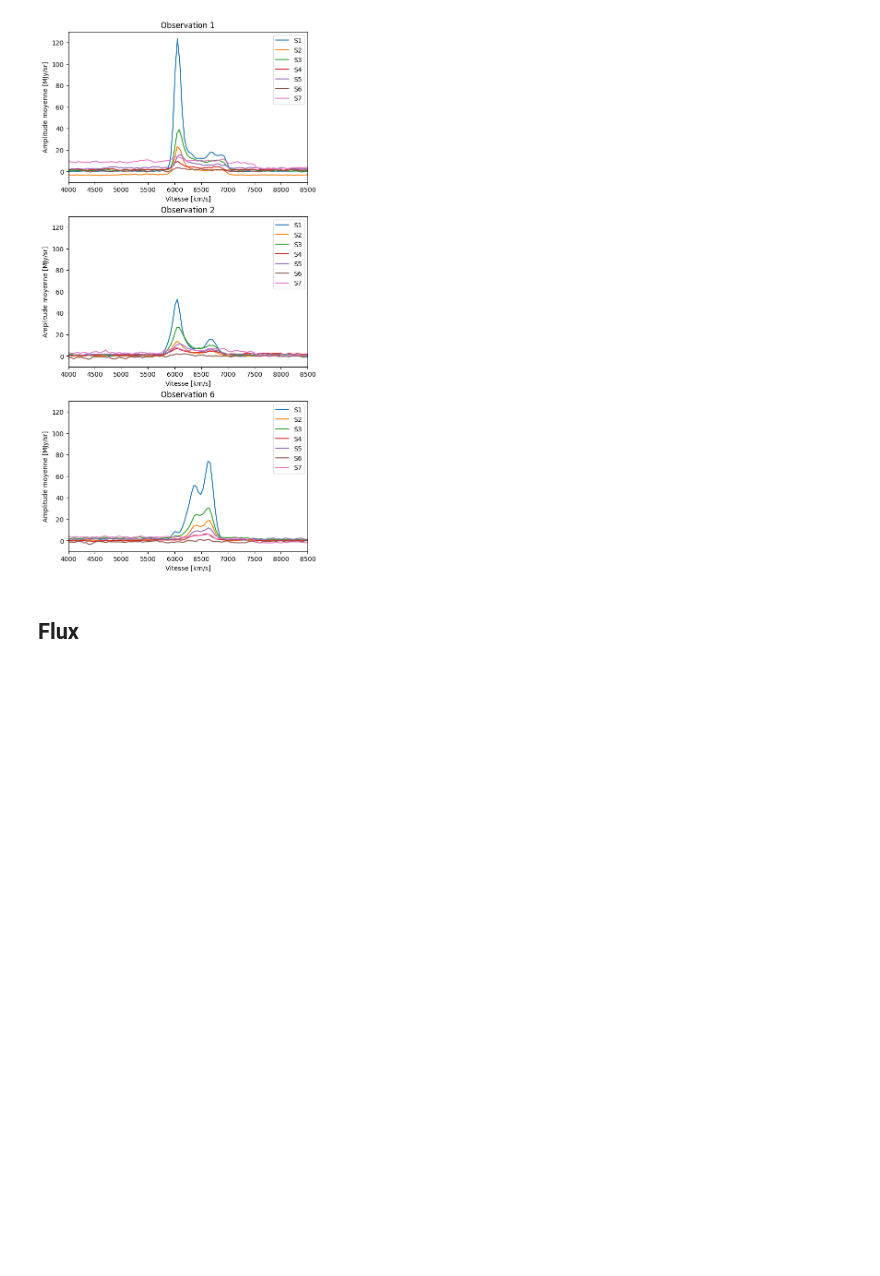
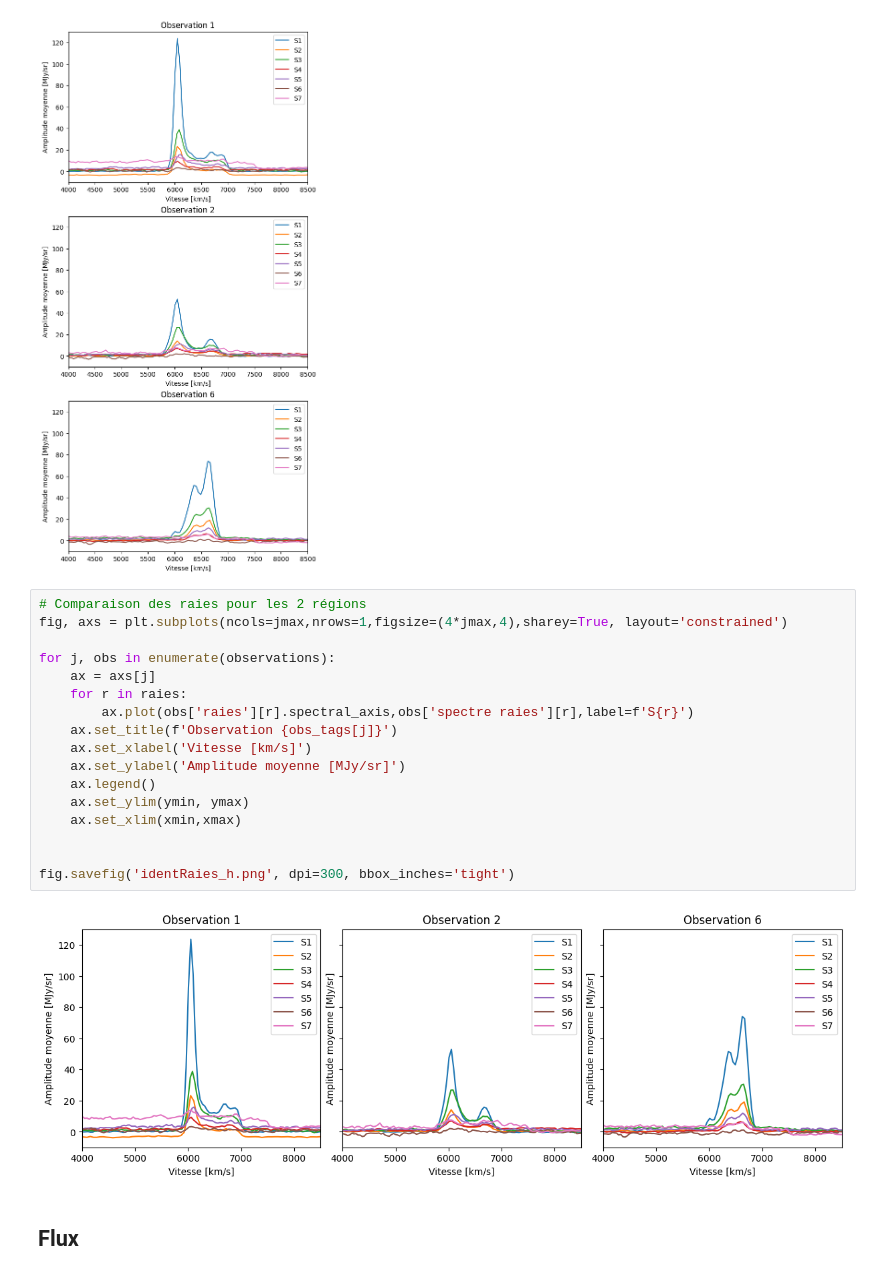
Before and after one commit to georgina-sampson/M04-Shocks, a Jupyter notebook: s07.ipynb, the cells around one changed output. Drawn from its saved outputs; the diff is of its cells as text; blank space fills up the shorter version.

Commit message:
plots horizontales

```diff
--- a/s07.ipynb
+++ b/s07.ipynb
@@ -148,6 +148,25 @@ for j, obs in enumerate(observations):
 fig.savefig('identRaies.png', dpi=300, bbox_inches='tight')
 # %% [output]
 [figure]
+# %%
+# Comparaison des raies pour les 2 régions
+fig, axs = plt.subplots(ncols=jmax,nrows=1,figsize=(4*jmax,4),sharey=True, layout='constrained')
+
+for j, obs in enumerate(observations):
+    ax = axs[j]
+    for r in raies:
+        ax.plot(obs['raies'][r].spectral_axis,obs['spectre raies'][r],label=f'S{r}')
+    ax.set_title(f'Observation {obs_tags[j]}')
+    ax.set_xlabel('Vitesse [km/s]')
+    ax.set_ylabel('Amplitude moyenne [MJy/sr]')
+    ax.legend()
+    ax.set_ylim(ymin, ymax)
+    ax.set_xlim(xmin,xmax)
+
+
+fig.savefig('identRaies_h.png', dpi=300, bbox_inches='tight')
+# %% [output]
+[figure, added]
 # %% [markdown]
 ## Flux
 # %%
```
Also changed, not shown: parts of 5 cells of this notebook, 5 other files.
